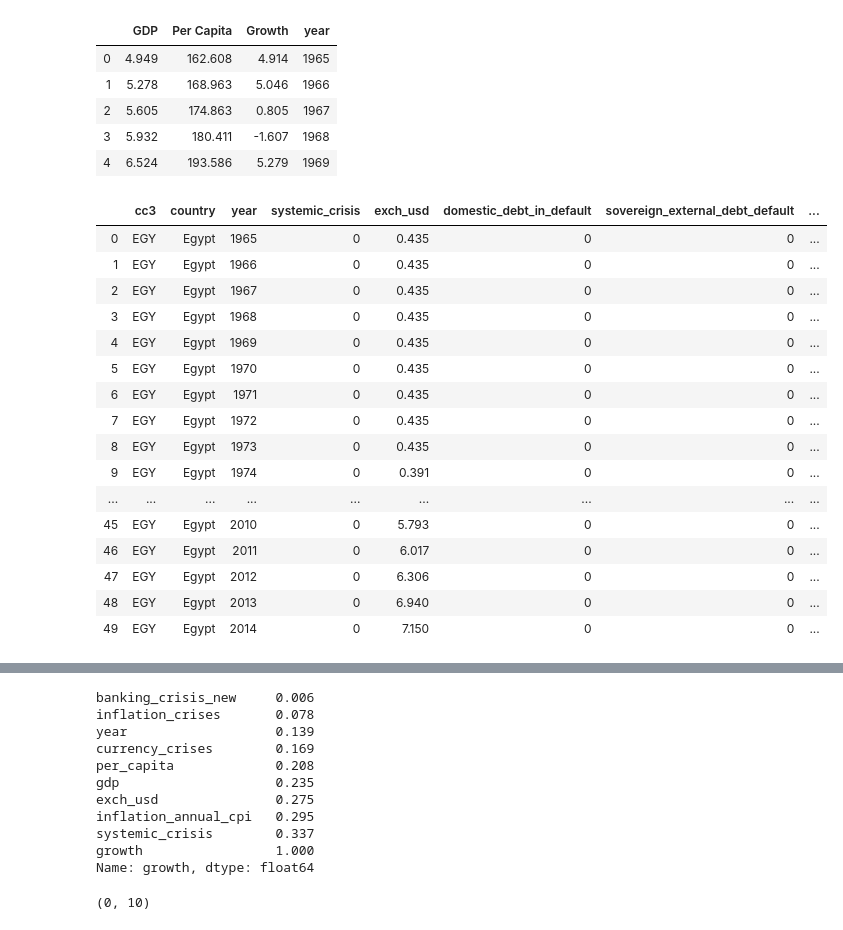
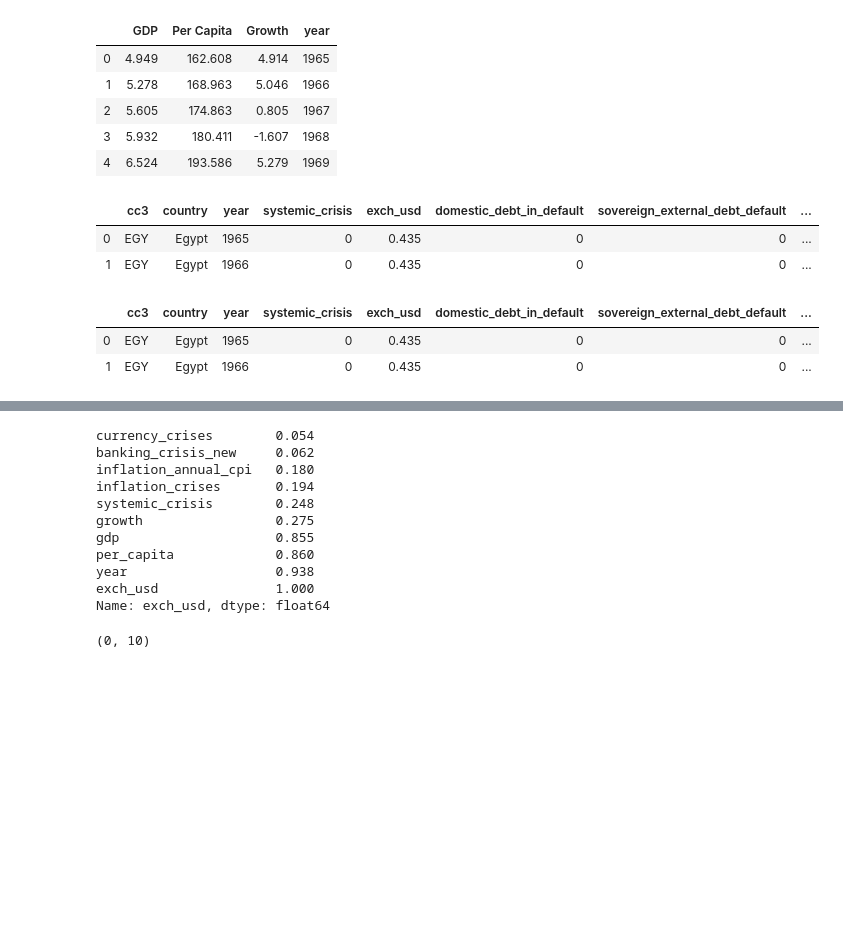
Before and after one commit to mehmetfatihdata/BOOTCAMP_2, a Jupyter notebook: PROJECT_REGRESSİON_CRISES.ipynb, the cells around one changed output, grey strips where cells are left out. Cells and saved outputs as stored; diff of their text form; code cells hidden in the pictures; blank space fills up the shorter version.

```diff
--- a/PROJECT_REGRESSİON_CRISES.ipynb
+++ b/PROJECT_REGRESSİON_CRISES.ipynb
@@ -41,0 +44,4 @@ df.head(3)
+# %%
+df["banking_crisis_new"]=df.banking_crisis.replace({'crisis':1,'no_crisis':0})
+df=df.drop(columns='banking_crisis',axis=0)
+df.head(1)
@@ -126,0 +126,6 @@ EGY.head()
+# %%
+EGY=df.loc['EGY',['country', 'year', 'systemic_crisis', 'exch_usd',
+       'domestic_debt_in_default', 'sovereign_external_debt_default',
+       'gdp_weighted_default', 'inflation_annual_cpi', 'independence',
+       'currency_crises', 'inflation_crises', 'banking_crisis_new']] #Belirtilen indeksin sadece A ve B sütunlarının görüntülenmesi
+EGY.head(1)
@@ -127,5 +136,5 @@ EGY.head()
 # %%
-add = pd.read_csv('dataset/yeni.csv',index_col=0)
+add = pd.read_csv('yeni.csv',index_col=0)
 add.head(5)
 # %% [output]
 |  | GDP | Per Capita | Growth | year |
@@ -137,27 +146,21 @@ add.head(5)
 # %%
 add = add.drop(columns='year',axis=0)
 add = add.rename(columns={" Growth": "growth", " Per Capita": "per_capita", "GDP":"gdp"})
+# %%
+EGY=EGY.loc [ EGY ['year'] >=1965]
+EGY=EGY.reset_index()
+EGY.head(2)
+# %% [output]
+|  | cc3 | country | year | systemic_crisis | exch_usd | domestic_debt_in_default | sovereign_external_debt_default | ... |
+| 0 | EGY | Egypt | 1965 | 0 | 0.435 | 0 | 0 | ... |
+| 1 | EGY | Egypt | 1966 | 0 | 0.435 | 0 | 0 | ... |
 # %%
-egy_new = pd.concat([EGY, add], axis=1)
-egy_new
+egy_new = pd.concat([EGY,add], axis=1)
+egy_new.head(2)
 # %% [output]
 |  | cc3 | country | year | systemic_crisis | exch_usd | domestic_debt_in_default | sovereign_external_debt_default | ... |
 | 0 | EGY | Egypt | 1965 | 0 | 0.435 | 0 | 0 | ... |
 | 1 | EGY | Egypt | 1966 | 0 | 0.435 | 0 | 0 | ... |
-| 2 | EGY | Egypt | 1967 | 0 | 0.435 | 0 | 0 | ... |
-| 3 | EGY | Egypt | 1968 | 0 | 0.435 | 0 | 0 | ... |
-| 4 | EGY | Egypt | 1969 | 0 | 0.435 | 0 | 0 | ... |
-| 5 | EGY | Egypt | 1970 | 0 | 0.435 | 0 | 0 | ... |
-| 6 | EGY | Egypt | 1971 | 0 | 0.435 | 0 | 0 | ... |
-| 7 | EGY | Egypt | 1972 | 0 | 0.435 | 0 | 0 | ... |
-| 8 | EGY | Egypt | 1973 | 0 | 0.435 | 0 | 0 | ... |
-| 9 | EGY | Egypt | 1974 | 0 | 0.391 | 0 | 0 | ... |
-| ... | ... | ... | ... | ... | ... | ... | ... | ... |
-| 45 | EGY | Egypt | 2010 | 0 | 5.793 | 0 | 0 | ... |
-| 46 | EGY | Egypt | 2011 | 0 | 6.017 | 0 | 0 | ... |
-| 47 | EGY | Egypt | 2012 | 0 | 6.306 | 0 | 0 | ... |
-| 48 | EGY | Egypt | 2013 | 0 | 6.940 | 0 | 0 | ... |
-| 49 | EGY | Egypt | 2014 | 0 | 7.150 | 0 | 0 | ... |
 # %%
 egy_new.info()
 # %% [output]
@@ -193,19 +196,19 @@ egy_new.describe()
 # %%
 egy_new=egy_new.drop(columns=['independence','domestic_debt_in_default', 'gdp_weighted_default', 'sovereign_external_debt_default'],axis=0)
 # %%
-egy_new.corr().growth.abs().sort_values()
+egy_new.corr().exch_usd.abs().sort_values()
 # %% [output]
-banking_crisis_new     0.006
-inflation_crises       0.078
-year                   0.139
-currency_crises        0.169
-per_capita             0.208
-gdp                    0.235
-exch_usd               0.275
-inflation_annual_cpi   0.295
-systemic_crisis        0.337
-growth                 1.000
-Name: growth, dtype: float64
+currency_crises        0.054
+banking_crisis_new     0.062
+inflation_annual_cpi   0.180
+inflation_crises       0.194
+systemic_crisis        0.248
+growth                 0.275
+gdp                    0.855
+per_capita             0.860
+year                   0.938
+exch_usd               1.000
+Name: exch_usd, dtype: float64
 # %%
 plt.figure(figsize=(10,7))
 sns.heatmap(egy_new.corr(), cmap='magma', annot=True)
```
Also changed, not shown: parts of 41 cells of this notebook.
